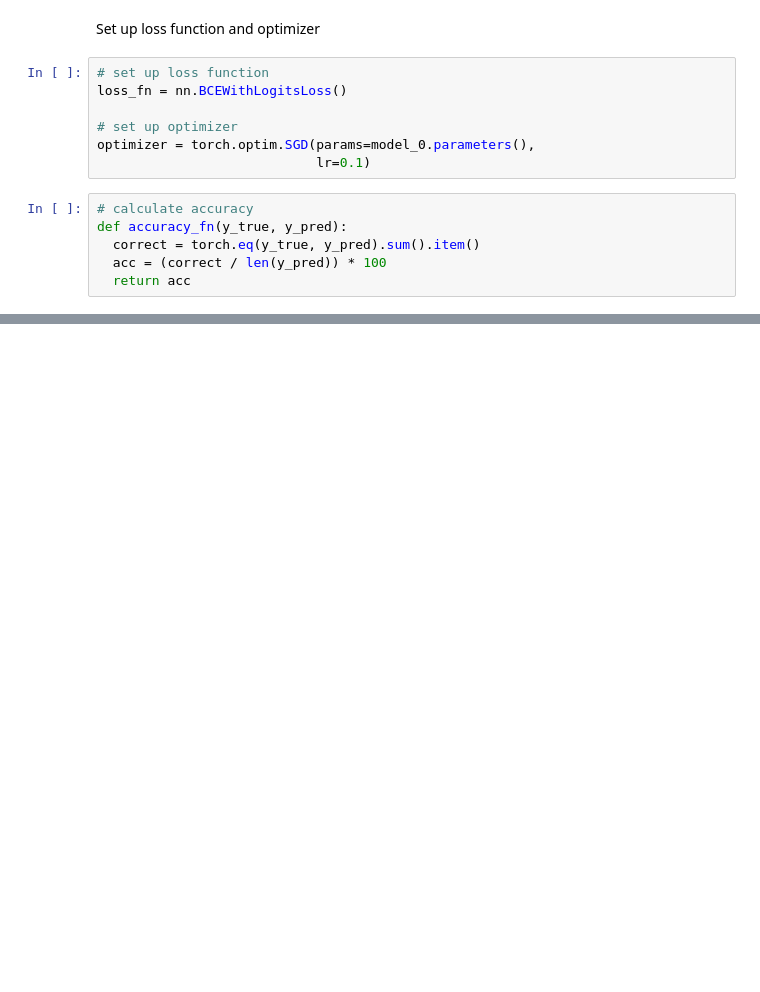
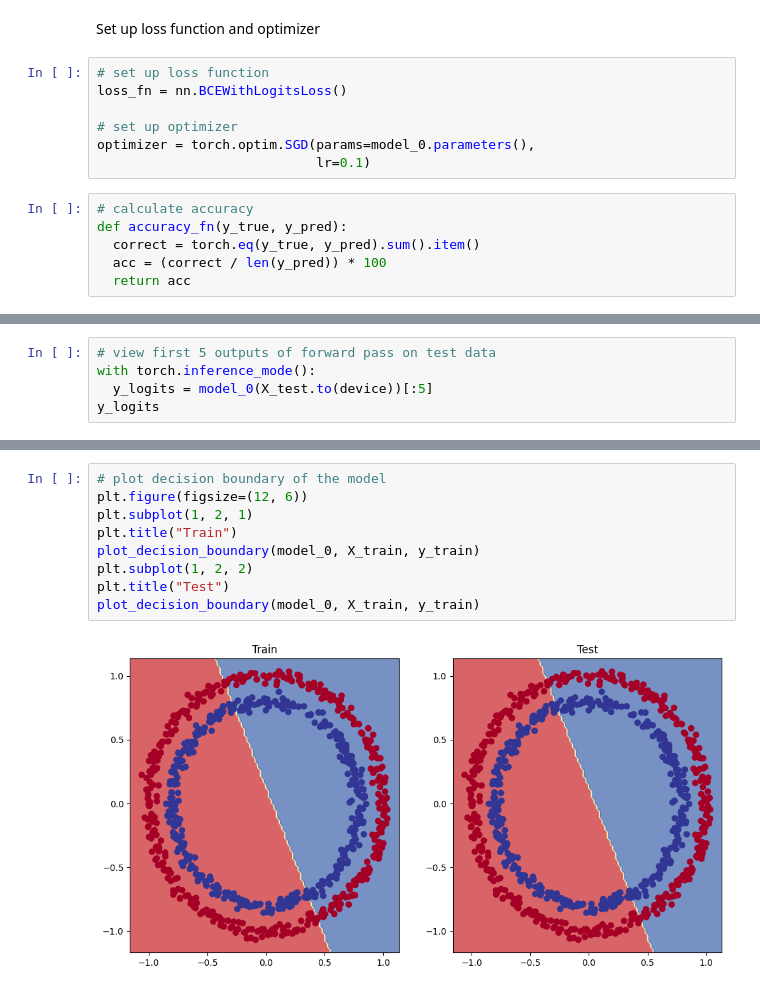
Before and after one commit to madelineekim/pytorch-basics, a Jupyter notebook: 02_pytorch_classification.ipynb, the cells around one changed output, grey strips where cells are left out. Saved outputs shown, nothing was run; the diff lists cells and outputs as text; blank space fills up the shorter version.

```diff
--- a/02_pytorch_classification.ipynb
+++ b/02_pytorch_classification.ipynb
@@ -202,0 +212,5 @@ def accuracy_fn(y_true, y_pred):
+# %%
+# view first 5 outputs of forward pass on test data
+with torch.inference_mode():
+  y_logits = model_0(X_test.to(device))[:5]
+y_logits
@@ -202,0 +340,11 @@ def accuracy_fn(y_true, y_pred):
+# %%
+# plot decision boundary of the model
+plt.figure(figsize=(12, 6))
+plt.subplot(1, 2, 1)
+plt.title("Train")
+plot_decision_boundary(model_0, X_train, y_train)
+plt.subplot(1, 2, 2)
+plt.title("Test")
+plot_decision_boundary(model_0, X_train, y_train)
+# %% [output]
+[figure, added]
```
Also changed, not shown: parts of 12 cells of this notebook.
